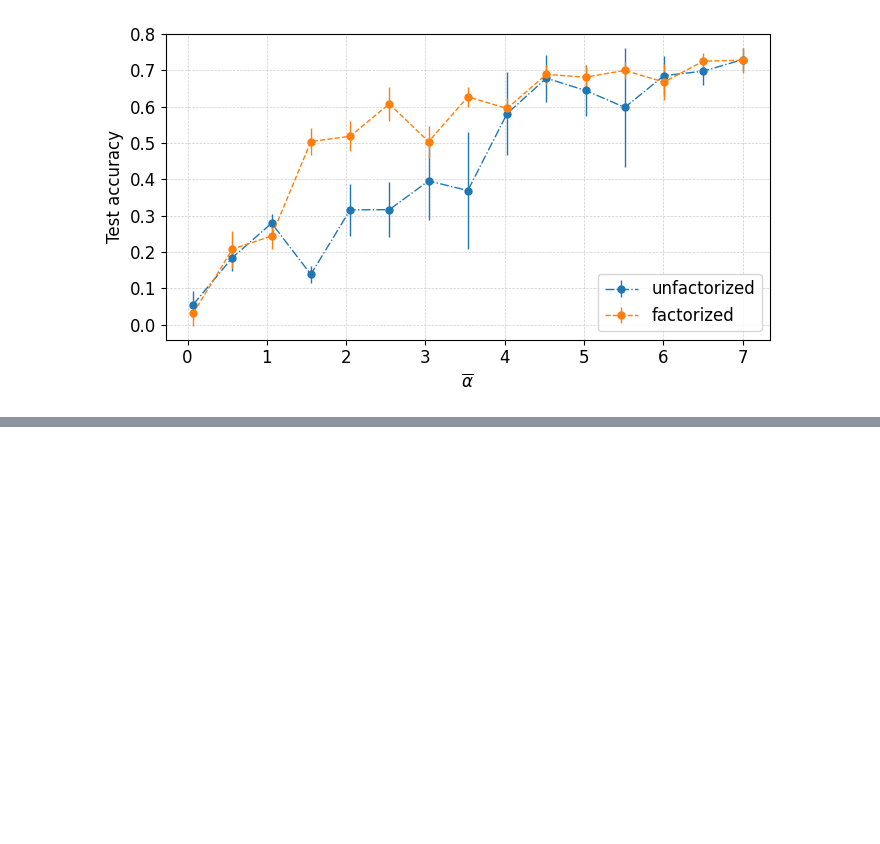
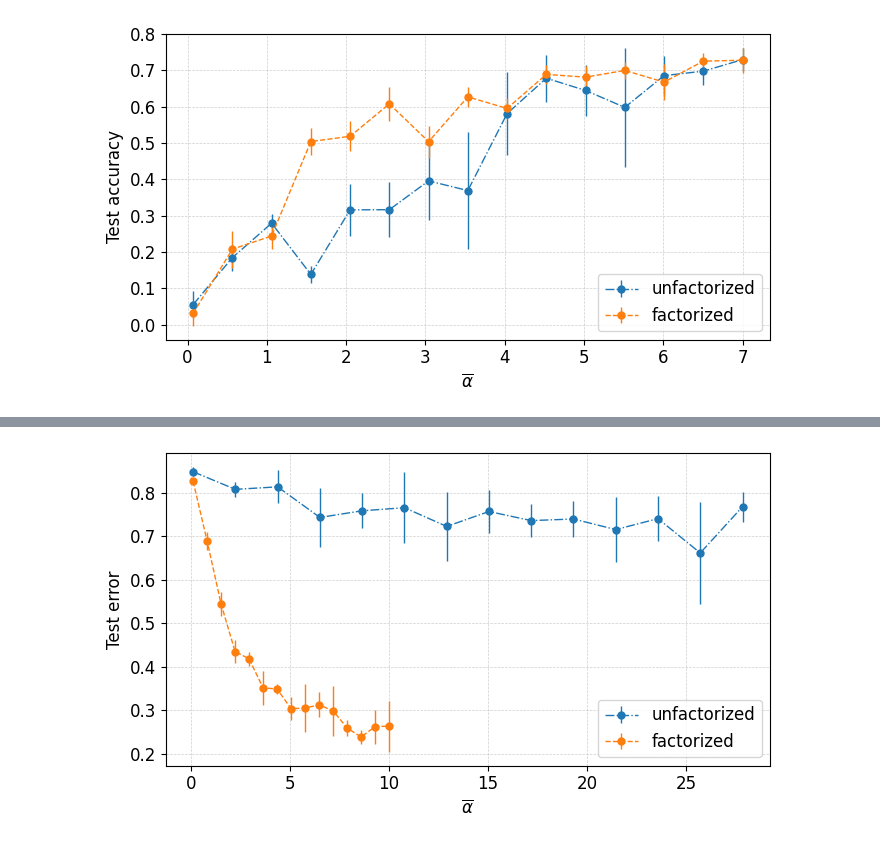
Before and after one commit to victor-pcll/Exploring-transformers-empirically, a Jupyter notebook: notebook/compa_hist_task.ipynb, the cells around one changed output, grey strips where cells are left out. Cells and saved outputs as stored; diff of their text form; code cells hidden in the pictures; blank space fills up the shorter version.

Commit message:
cross-validation in histogram task

```diff
--- a/notebook/compa_hist_task.ipynb
+++ b/notebook/compa_hist_task.ipynb
@@ -274,0 +318,89 @@ plt.show()
+# %%
+MLP_target = 50  # <-- choisis ton d_MLP
+factor = 0.7 # conversion pour alpha_bar n_train
+
+subset_S = df_S[df_S["MLP_dim"] == MLP_target].sort_values("alpha")
+subset_tied = df_tied[df_tied["MLP_dim"] == MLP_target].sort_values("alpha")
+
+# -------------------- LABEL ERROR --------------------
+plt.figure(figsize=(7, 4))
+
+plt.errorbar(
+    subset_S["alpha"],
+    subset_S["label_err_mean"],
+    yerr=subset_S.get("label_err_std", 0),
+    marker='o',
+    markersize=5,
+    linewidth=1,
+    capsize=0,
+    label="unfactorized",
+    linestyle='-.'
+)
+
+plt.errorbar(
+    subset_tied["alpha"],
+    subset_tied["label_err_mean"],
+    yerr=subset_tied.get("label_err_std", 0),
+    marker='o',
+    markersize=5,
+    linewidth=1,
+    capsize=0,
+    label="factorized",
+    linestyle='--'
+)
+
+plt.xlabel(r"$\overline{\alpha}$")
+plt.ylabel("Test error")
+plt.legend()
+plt.grid(True, linestyle="--", linewidth=0.5, alpha=0.6)
+plt.tight_layout()
+
+plt.savefig(
+    os.path.join(plot_path, f"label_error_vs_alpha_MLP{MLP_target}_run{run_id_S}.png"),
+    dpi=300,
+    bbox_inches="tight"
+)
+plt.show()
+
+
+# -------------------- TEST ACCURACY --------------------
+plt.figure(figsize=(7, 4))
+
+plt.errorbar(
+    subset_S["alpha"],
+    subset_S["acc_test_mean"],
+    yerr=subset_S.get("acc_test_std", 0),
+    marker='o',
+    markersize=5,
+    linewidth=1,
+    capsize=0,
+    label="unfactorized",
+    linestyle='-.'
+)
+
+plt.errorbar(
+    subset_tied["alpha"],
+    subset_tied["acc_test_mean"],
+    yerr=subset_tied.get("acc_test_std", 0),
+    marker='o',
+    markersize=5,
+    linewidth=1,
+    capsize=0,
+    label="factorized",
+    linestyle='--'
+)
+
+plt.xlabel(r"$\overline{\alpha}$")
+plt.ylabel("Test accuracy")
+plt.grid(True, linestyle="--", linewidth=0.5, alpha=0.6)
+plt.tight_layout()
+plt.legend(loc='lower right')
+
+plt.savefig(
+    os.path.join(plot_path, f"test_accuracy_vs_alpha_MLP{MLP_target}_run{run_id_S}.png"),
+    dpi=300,
+    bbox_inches="tight"
+)
+plt.show()
+# %% [output]
+[figure, added]
```
Also changed, not shown: parts of 3 cells of this notebook, 6 other files.
